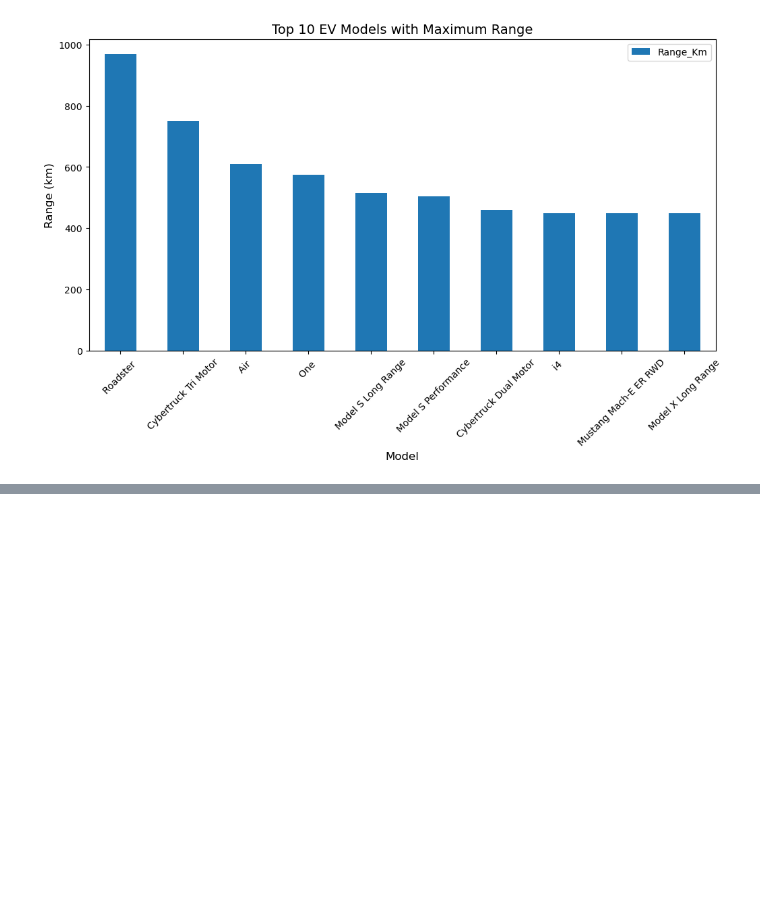
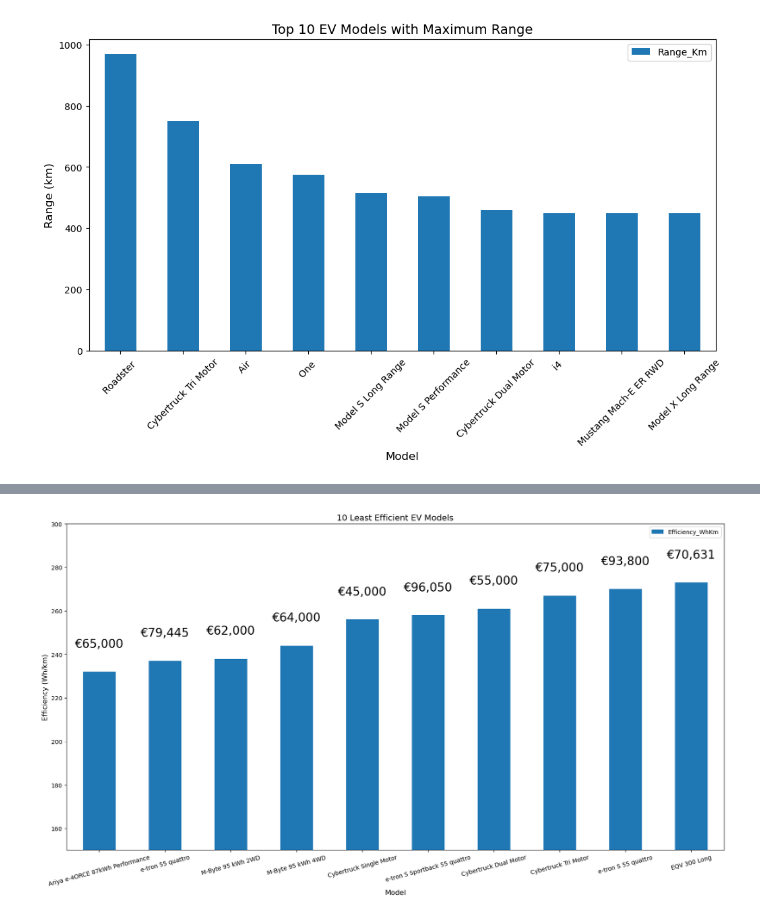
Before and after one commit to Normalitan/DataEV-First-Project, a Jupyter notebook: EV Data Exploration PROJECT.ipynb, the cells around one changed output, grey strips where cells are left out. Drawn from its saved outputs; the diff is of its cells as text; code cells hidden in the pictures; blank space fills up the shorter version.

```diff
--- a/EV Data Exploration PROJECT.ipynb
+++ b/EV Data Exploration PROJECT.ipynb
@@ -4,5 +5,6 @@ import pandas as pd
 # %%
-df = pd.read_csv(r'C:\Users\User\Desktop\Bootcamp\M2\Project\Data\ElectricCarData_Clean.csv')
+df = pd.read_csv('Data/ElectricCarData_Clean.csv')
+# df = pd.read_csv('../Data/ElectricCarData_Clean.csv') # If "Data" folder is in a different directory relative to your current working directory, you can use the following syntax:
 df
 # %% [output]
 |  | Brand | Model | AccelSec | TopSpeed_KmH | Range_Km | Efficiency_WhKm | FastCharge_KmH | RapidCharge | ... |
@@ -141,0 +162,24 @@ plt.show()
+# %%
+import matplotlib.pyplot as plt
+
+# Sort the DataFrame by 'Efficiency_WhKm' in ascending order to get the 10 least efficient cars
+worst_efficiency_cars = df.sort_values('Efficiency_WhKm').tail(10)
+
+fig, ax = plt.subplots(figsize=(20, 10))
+worst_efficiency_cars.plot(kind='bar', x='Model', y='Efficiency_WhKm', ax=ax)
+
+# labels and title
+ax.set_xlabel('Model', fontsize=12)
+ax.set_ylabel('Efficiency (Wh/km)', fontsize=12)
+ax.set_title('10 Least Efficient EV Models', fontsize=14)
+ax.set_ylim(bottom=150, top=300)
+ax.set_xticklabels(worst_efficiency_cars['Model'], rotation=15)
+
+# price annotation
+for i, (index, row) in enumerate(worst_efficiency_cars.iterrows()):
+    price_text = "€{:,.0f}".format(row['PriceEuro'])
+    ax.text(i, row['Efficiency_WhKm'] + 10, price_text, ha='center', va='bottom', fontsize=20,)
+
+plt.show()
+# %% [output]
+[figure, added]
```
Also changed, not shown: parts of 10 cells of this notebook.
